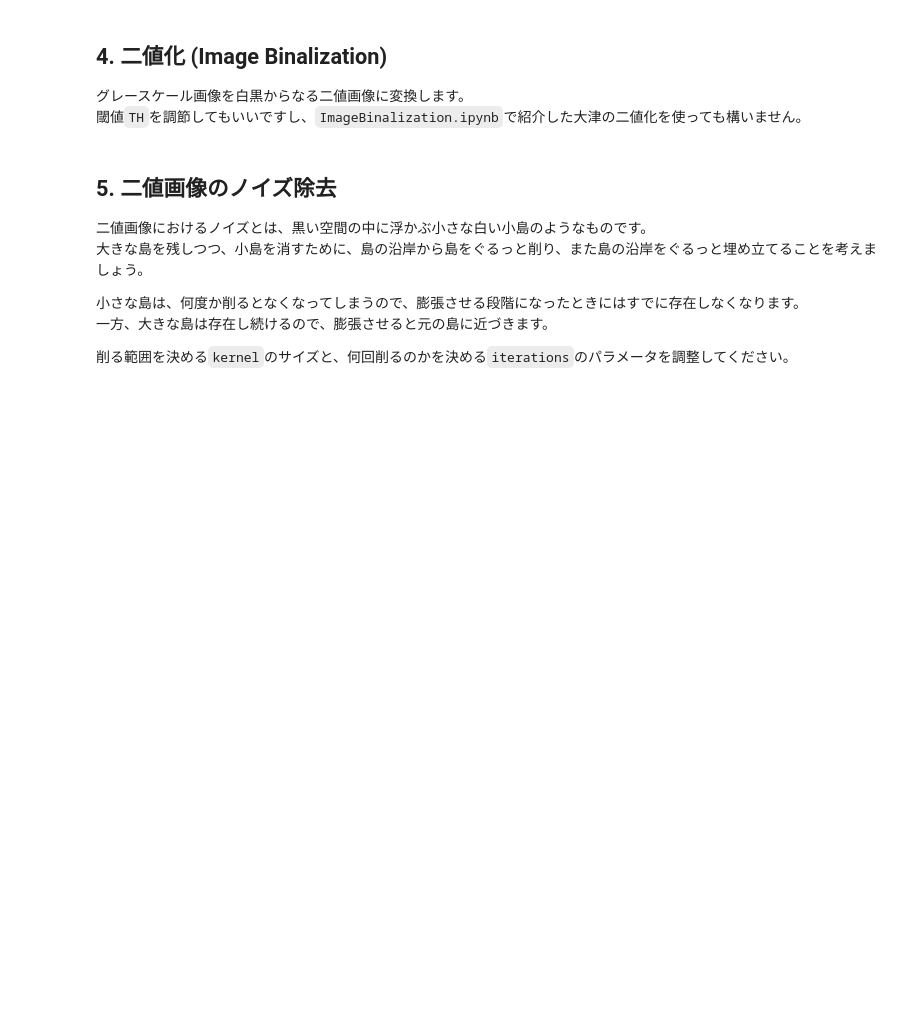
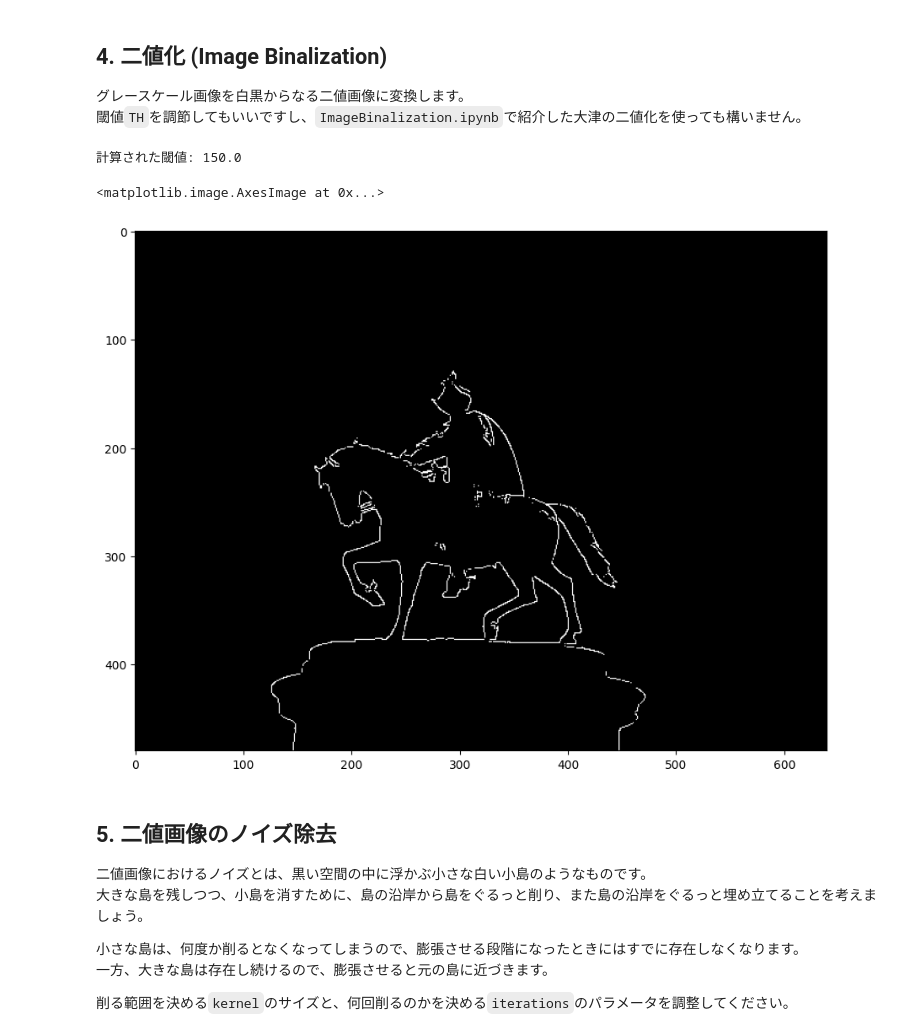
Before and after one commit to tenghjjp-blip/test, a Jupyter notebook: mp_ex5.ipynb, the cells around one changed output. Drawn from its saved outputs; the diff is of its cells as text; code cells hidden in the pictures; blank space fills up the shorter version.

```diff
--- a/mp_ex5.ipynb
+++ b/mp_ex5.ipynb
@@ -119,14 +132,18 @@ plt.imshow(img_laplacian, 'gray')
 閾値`TH`を調節してもいいですし、`ImageBinalization.ipynb`で紹介した大津の二値化を使っても構いません。
 # %%
 ### パラメータを調節してください！
-TH = ?
+TH =   150
 # どちらがいいか比較してみてください
-#ret, img_binary = cv2.threshold(img_laplacian, 0, 255, cv2.THRESH_OTSU) # 大津の二値化
-#ret, img_binary = cv2.threshold(img_laplacian, TH, 255, cv2.THRESH_BINARY) # 閾値処理
+ret, img_binary = cv2.threshold(img_laplacian, 0, 255, cv2.THRESH_OTSU) # 大津の二値化
+ret, img_binary = cv2.threshold(img_laplacian, TH, 255, cv2.THRESH_BINARY) # 閾値処理
 
 print('計算された閾値:', ret)
 plt.figure(figsize=(12, 8))
 plt.imshow(img_binary,'gray')
+# %% [output]
+計算された閾値: 150.0
+<matplotlib.image.AxesImage at 0x...>
+[figure, added]
 # %% [markdown]
 ## 5. 二値画像のノイズ除去
 
```
Also changed, not shown: parts of 8 cells of this notebook.
